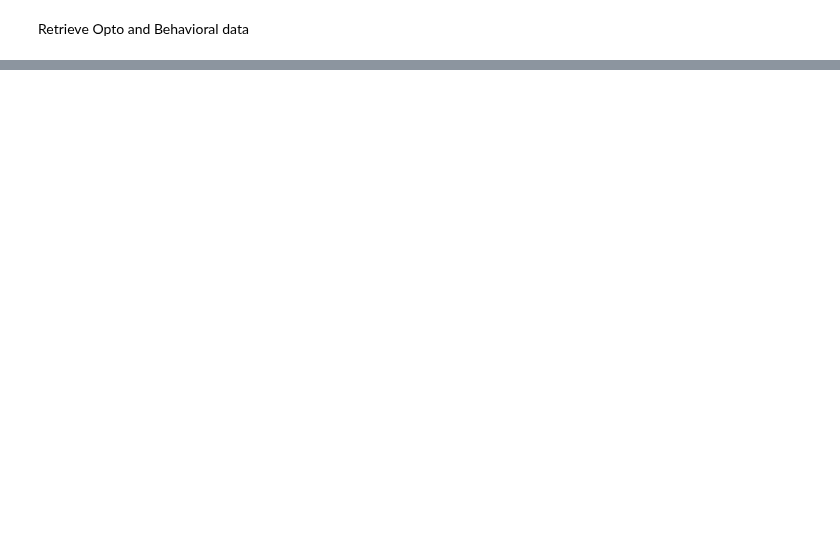
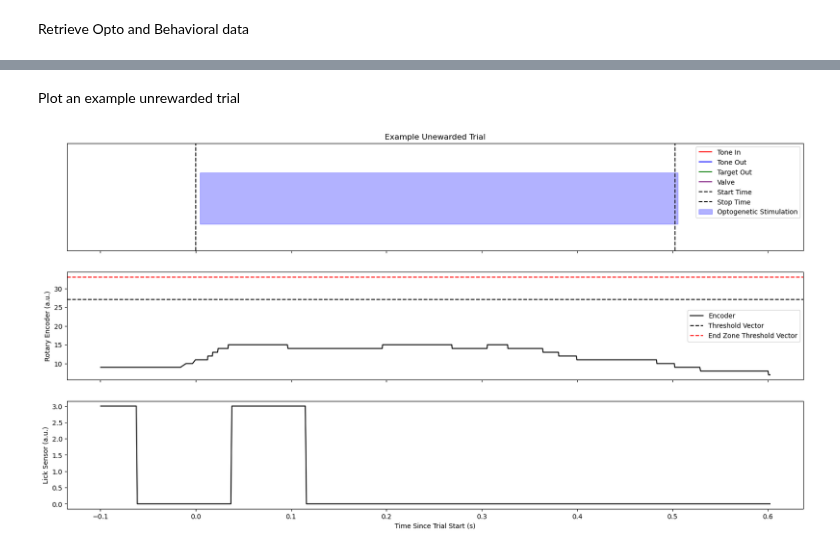
Before and after one commit to dandi/example-notebooks, a Jupyter notebook: 001259/opto_example_notebook.ipynb, the cells around one changed output, grey strips where cells are left out. Cells and saved outputs as stored; diff of their text form; code cells hidden in the pictures; blank space fills up the shorter version.

```diff
--- a/001259/opto_example_notebook.ipynb
+++ b/001259/opto_example_notebook.ipynb
@@ -185,0 +126,67 @@ Name: 60, dtype: object
+# %% [markdown]
+Plot an example unrewarded trial
+# %%
+example_trial = example_unrewarded_trial
+
+# Define plot parameters
+lineoffsets = 0
+linelengths = 2.5
+ylim = [-2, 2]
+grace_time = 0.100
+y = np.arange(-1, 1, 0.1)
+alpha = 0.3
+
+# Define time windows for plotting
+plot_start_time = example_trial["start_time"] - grace_time
+plot_end_time = example_trial["stop_time"] + grace_time
+opto_onset_mask = (opto_onset_times >= plot_start_time) & (opto_onset_times <= plot_end_time)
+opto_offset_mask = (opto_offset_times >= plot_start_time) & (opto_offset_times <= plot_end_time)
+tone_in_mask = (tone_in >= plot_start_time) & (tone_in <= plot_end_time)
+tone_out_mask = (tone_out >= plot_start_time) & (tone_out <= plot_end_time)
+target_out_mask = (target_out >= plot_start_time) & (target_out <= plot_end_time)
+valve_mask = (valve >= plot_start_time) & (valve <= plot_end_time)
+encoder_mask = (encoder_timestamps >= plot_start_time) & (encoder_timestamps <= plot_end_time)
+lick_mask = (lick_timestamps >= plot_start_time) & (lick_timestamps <= plot_end_time)
+
+# Normalize times to trial start time
+trial_start_time = example_trial["start_time"]
+normalized_opto_onset_times = opto_onset_times[opto_onset_mask] - trial_start_time
+normalized_opto_offset_times = opto_offset_times[opto_offset_mask] - trial_start_time
+normalized_tone_in = tone_in[tone_in_mask] - trial_start_time
+normalized_tone_out = tone_out[tone_out_mask] - trial_start_time
+normalized_target_out = target_out[target_out_mask] - trial_start_time
+normalized_valve = valve[valve_mask] - trial_start_time
+normalized_encoder_timestamps = encoder_timestamps[encoder_mask] - trial_start_time
+normalized_lick_timestamps = lick_timestamps[lick_mask] - trial_start_time
+
+fig, axs = plt.subplots(3, 1, figsize=(20, 10), sharex=True)
+axs[0].set_title("Example Unewarded Trial")
+axs[0].eventplot(normalized_tone_in, color="red", label="Tone In", lineoffsets=lineoffsets, linelengths=linelengths)
+axs[0].eventplot(normalized_tone_out, color="blue", label="Tone Out", lineoffsets=lineoffsets, linelengths=linelengths)
+axs[0].eventplot(normalized_target_out, color="green", label="Target Out", lineoffsets=lineoffsets, linelengths=linelengths)
+axs[0].eventplot(normalized_valve, color="purple", label="Valve", lineoffsets=lineoffsets, linelengths=linelengths)
+axs[0].axvline(0, color="black", linestyle="--", label="Start Time")
+axs[0].axvline(example_trial["stop_time"] - example_trial["start_time"], color="black", linestyle="--", label="Stop Time")
+for i, (onset_time, offset_time) in enumerate(zip(normalized_opto_onset_times, normalized_opto_offset_times)):
+    x1 = onset_time * np.ones(len(y))
+    x2 = offset_time * np.ones(len(y))
+    if i == 0:
+        axs[0].fill_betweenx(y, x1, x2, color="blue", alpha=alpha, label="Optogenetic Stimulation")
+    else:
+        axs[0].fill_betweenx(y, x1, x2, color="blue", alpha=alpha)
+
+axs[0].set_ylim(ylim)
+axs[0].set_yticks([])
+axs[0].legend()
+
+axs[1].plot(normalized_encoder_timestamps, encoder_data[encoder_mask], color="k", label="Encoder")
+axs[1].axhline(example_trial["ThresholdVector"], color="black", linestyle="--", label="Threshold Vector")
+axs[1].axhline(example_trial["endZone_ThresholdVector"], color="red", linestyle="--", label="End Zone Threshold Vector")
+axs[1].set_ylabel("Rotary Encoder (a.u.)")
+axs[1].legend()
+
+axs[2].plot(normalized_lick_timestamps, lick_data[lick_mask], color="k", label="Lick")
+axs[2].set_ylabel("Lick Sensor (a.u.)")
+_ = axs[2].set_xlabel("Time Since Trial Start (s)")
+# %% [output]
+[figure, added]
```
Also changed, not shown: parts of 10 cells of this notebook.
